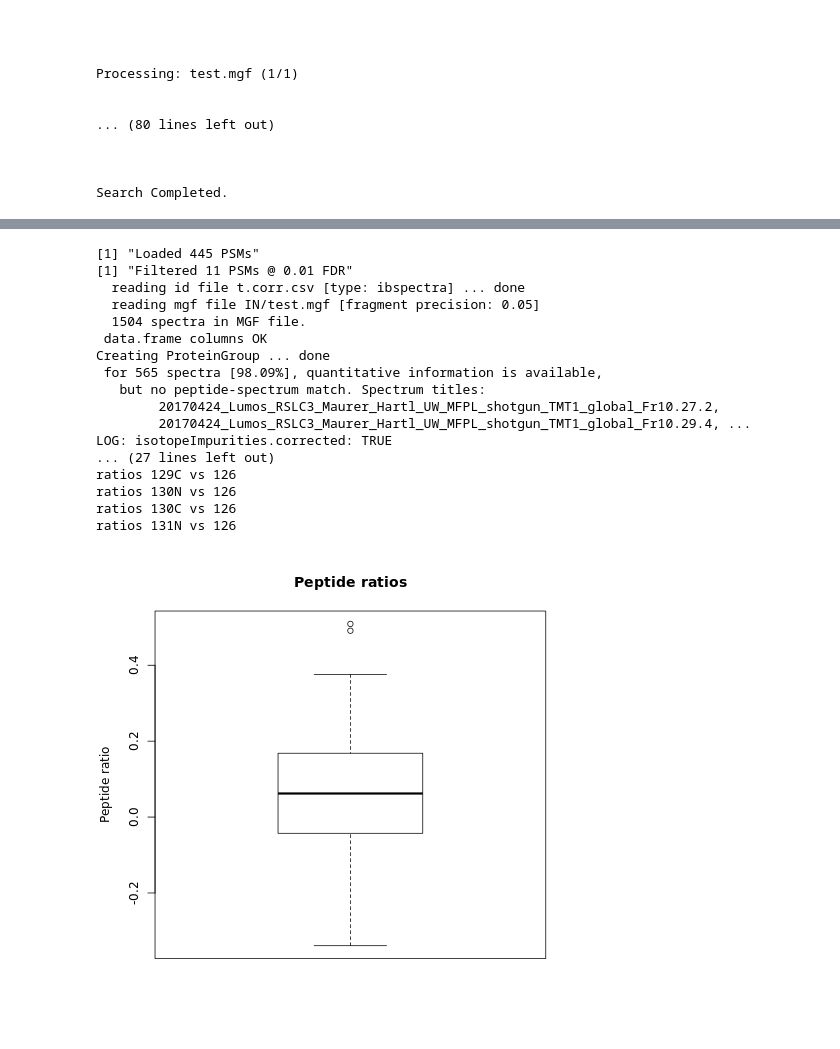
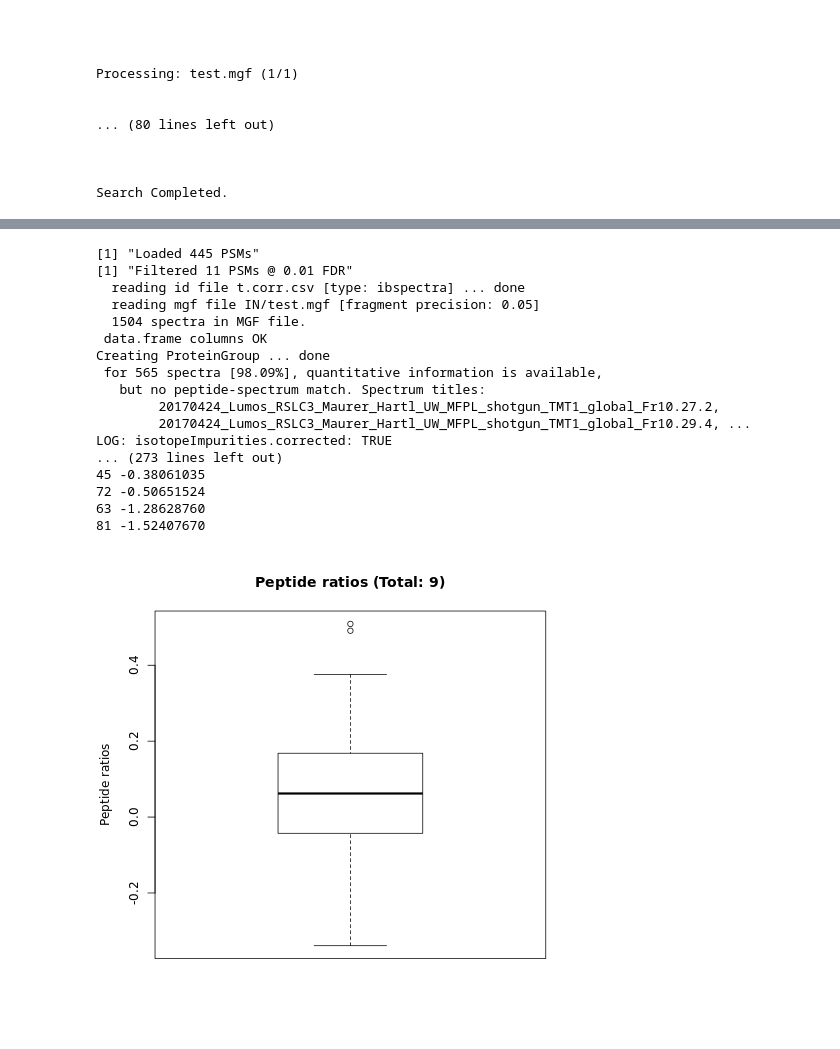
Before and after one commit to ProtProtocols/IsoProt, a Jupyter notebook: Example.ipynb, the cells around one changed output, grey strips where cells are left out. Cells and saved outputs as stored; diff of their text form; code cells hidden in the pictures.

```diff
--- a/Example.ipynb
+++ b/Example.ipynb
@@ -256,7 +256,7 @@ library(isobar)
 # process the input files
 max.fdr <- 0.01
 quant.method <- "TMT10plexSpectra"
-class.labels <- c("A", "B", "C", "D", "E", "F", "G", "H", "I", "J")
+class.labels <- LETTERS[1:10]
 args <- commandArgs(trailingOnly = TRUE)
 
 ident.file <- "OUT/experiment1_test_1_Extended_PSM_Report.txt"
@@ -320,38 +320,38 @@ psms$modif <- ""
 write.table(psms, file = "t.corr.csv", sep = "\t", row.names = F, quote = F)
 
 # ---- isobar workflow ----
 ib <- readIBSpectra(quant.method, "t.corr.csv", mgf.files, decode.titles = T)
 
 ib <- correctIsotopeImpurities(ib)
 ib <- normalize(ib)
 noise.model <- NoiseModel(ib)
 
 # Extract peptide and protein ratios
 protein.ratios <- proteinRatios(ib, noise.model, combn.method = "versus.channel", cl = class.labels)
 peptide.ratios <- peptideRatios(ib, noise.model, combn.method = "versus.channel", cl = class.labels)
 
-boxplot(peptide.ratios$lratio, main = "Peptide ratios", ylab = "Peptide ratio")
-boxplot(protein.ratios$lratio, main = "Protein ratios", ylab = "Protein reatios")
+boxplot(peptide.ratios$lratio, main = paste("Peptide ratios (Total: ",length(unique(peptide.ratios$peptide)),")",sep=""), ylab = "Peptide ratios")
+boxplot(protein.ratios$lratio, main = paste("Protein ratios (Total: ",length(unique(protein.ratios$ac)),")",sep=""), ylab = "Protein ratios")
 
 # save the ratios for later use
 saveRDS(protein.ratios, file = "OUT/protein.ratios.rds")
 saveRDS(peptide.ratios, file = "OUT/peptide.ratios.rds")
 # %% [output]
 [1] "Loaded 445 PSMs"
 [1] "Filtered 11 PSMs @ 0.01 FDR"
   reading id file t.corr.csv [type: ibspectra] ... done
   reading mgf file IN/test.mgf [fragment precision: 0.05]
   1504 spectra in MGF file.
  data.frame columns OK
 Creating ProteinGroup ... done
  for 565 spectra [98.09%], quantitative information is available,
    but no peptide-spectrum match. Spectrum titles:
         20170424_Lumos_RSLC3_Maurer_Hartl_UW_MFPL_shotgun_TMT1_global_Fr10.27.2,
         20170424_Lumos_RSLC3_Maurer_Hartl_UW_MFPL_shotgun_TMT1_global_Fr10.29.4, ...
 LOG: isotopeImpurities.corrected: TRUE
-... (27 lines left out)
-ratios 129C vs 126
-ratios 130N vs 126
-ratios 130C vs 126
-ratios 131N vs 126
+... (273 lines left out)
+45 -0.38061035
+72 -0.50651524
+63 -1.28628760
+81 -1.52407670
-[figure, old version]
+[figure, new version]
```
Also changed, not shown: parts of 4 cells of this notebook.
